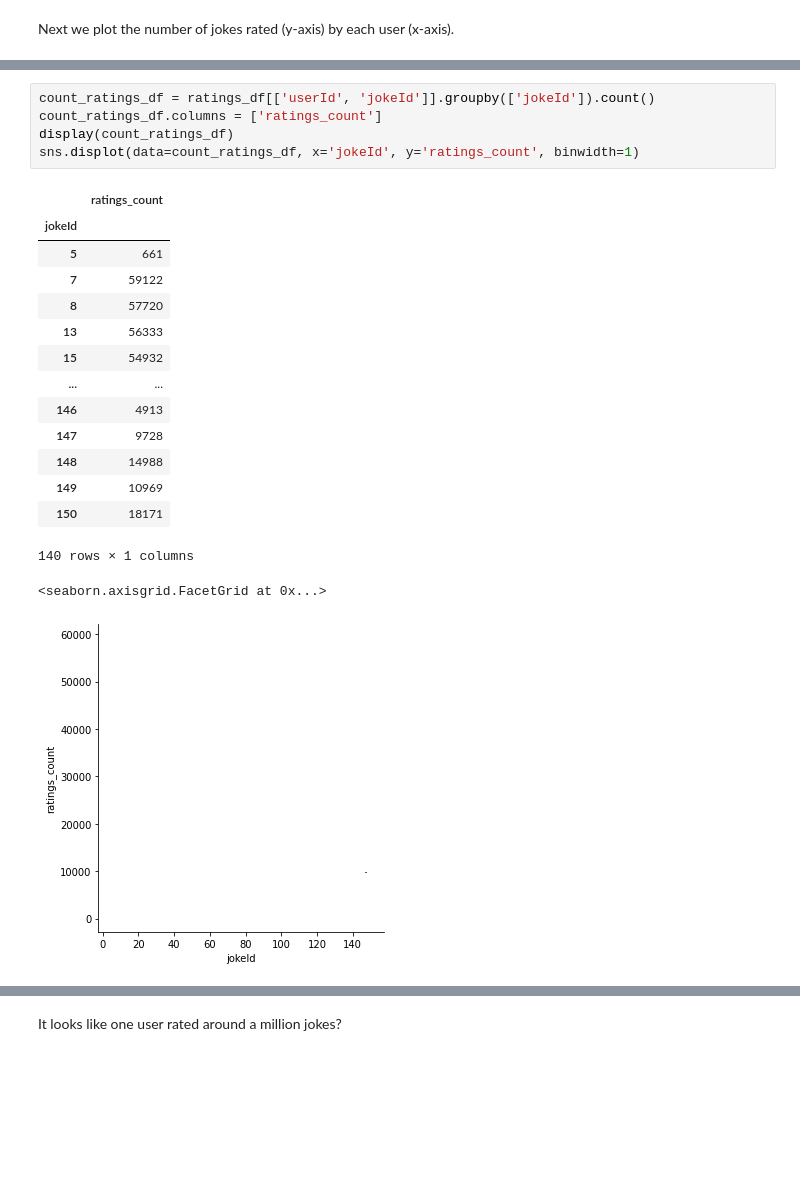
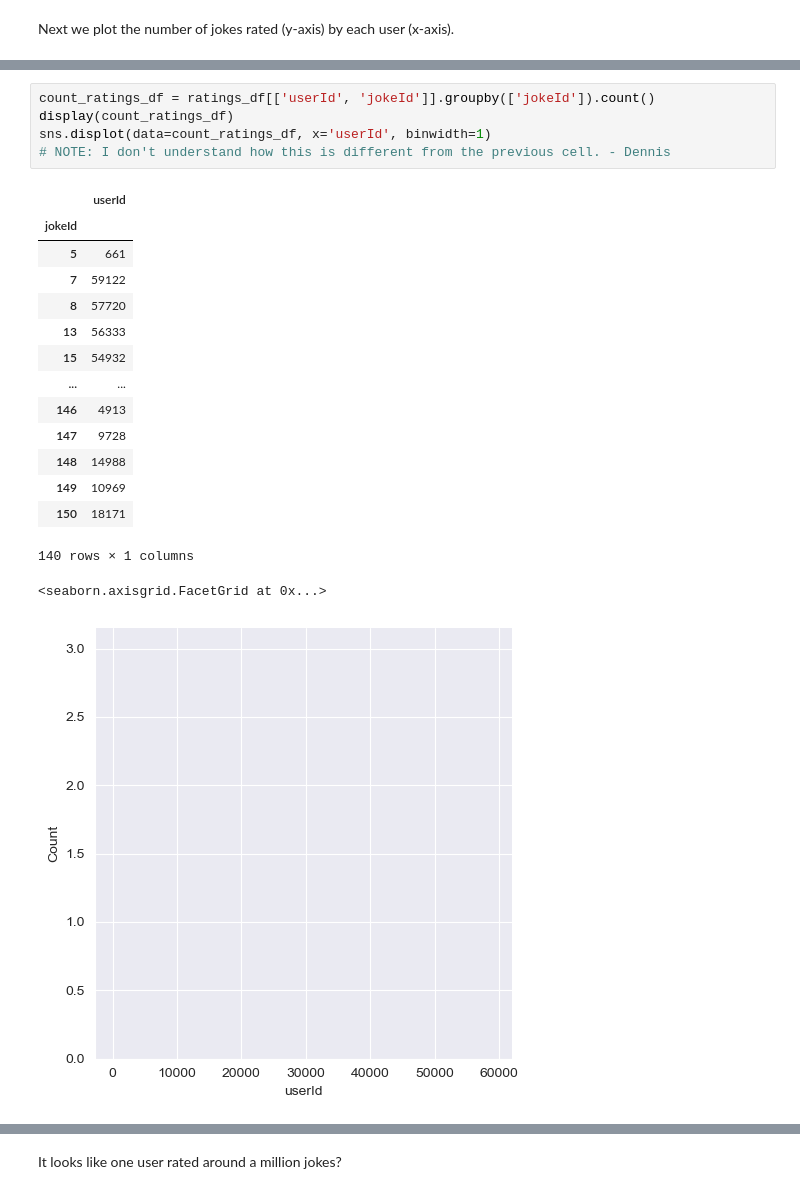
Before and after one commit to RedOrBlueP1ll/reasonable_recommendations, a Jupyter notebook: joke_recsyst_notebook.ipynb, the cells around one changed output, grey strips where cells are left out. Cells and saved outputs as stored; diff of their text form; blank space fills up the shorter version.

```diff
--- a/joke_recsyst_notebook.ipynb
+++ b/joke_recsyst_notebook.ipynb
@@ -71,22 +100,22 @@ sns.displot(data=count_ratings_df, x='userId', y='ratings_count', binwidth=1)
 # %%
 count_ratings_df = ratings_df[['userId', 'jokeId']].groupby(['jokeId']).count()
-count_ratings_df.columns = ['ratings_count']
 display(count_ratings_df)
-sns.displot(data=count_ratings_df, x='jokeId', y='ratings_count', binwidth=1)
+sns.displot(data=count_ratings_df, x='userId', binwidth=1)
+# NOTE: I don't understand how this is different from the previous cell. - Dennis
 # %% [output]
-|  | ratings_count |
+|  | userId |
 | jokeId |  |
 | 5 | 661 |
 | 7 | 59122 |
 | 8 | 57720 |
 | 13 | 56333 |
 | 15 | 54932 |
 | ... | ... |
 | 146 | 4913 |
 | 147 | 9728 |
 | 148 | 14988 |
 | 149 | 10969 |
 | 150 | 18171 |
 140 rows × 1 columns
 <seaborn.axisgrid.FacetGrid at 0x...>
-[figure, old version]
+[figure, new version]
```
Also changed, not shown: parts of 8 cells of this notebook.
